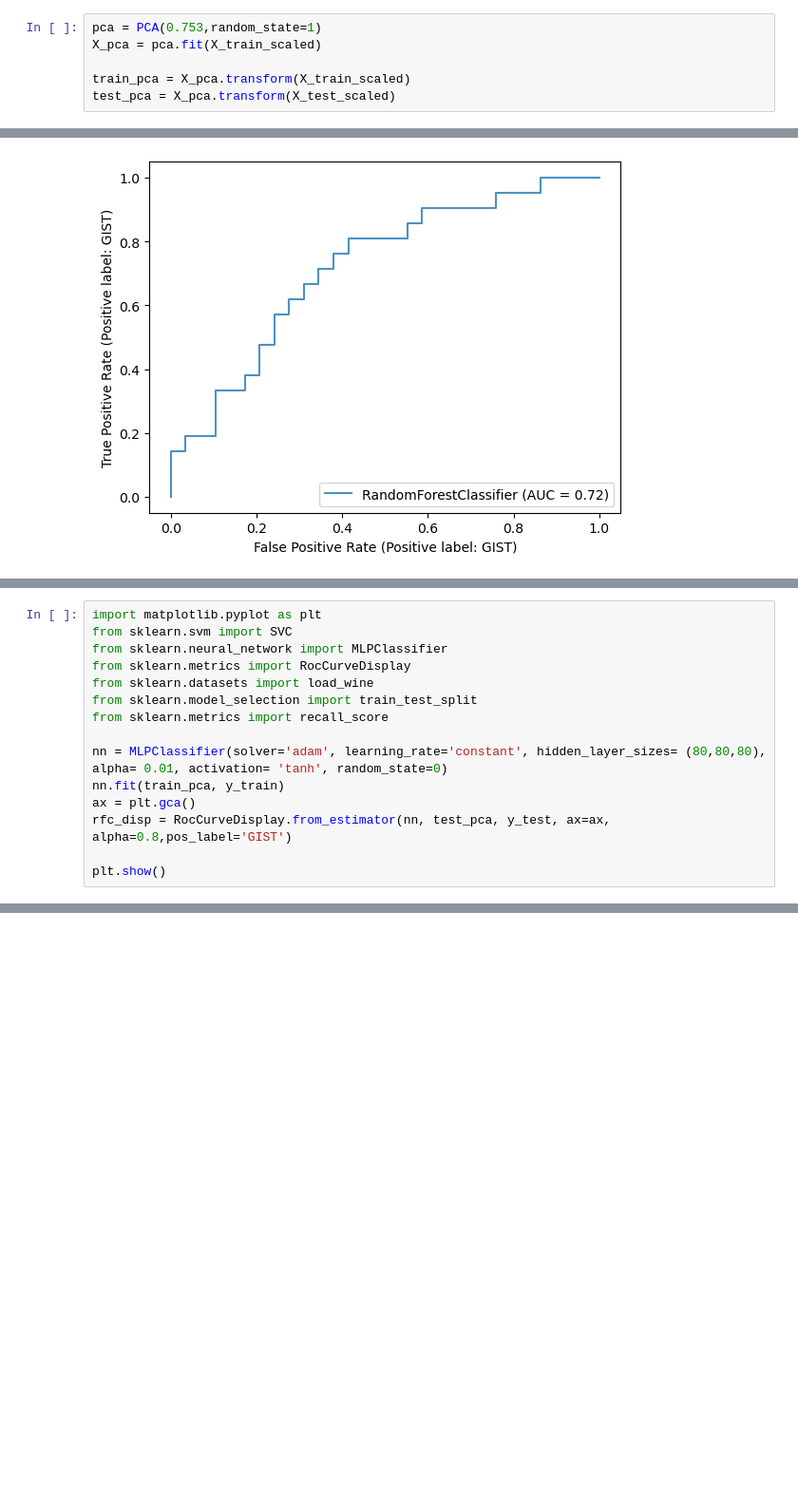
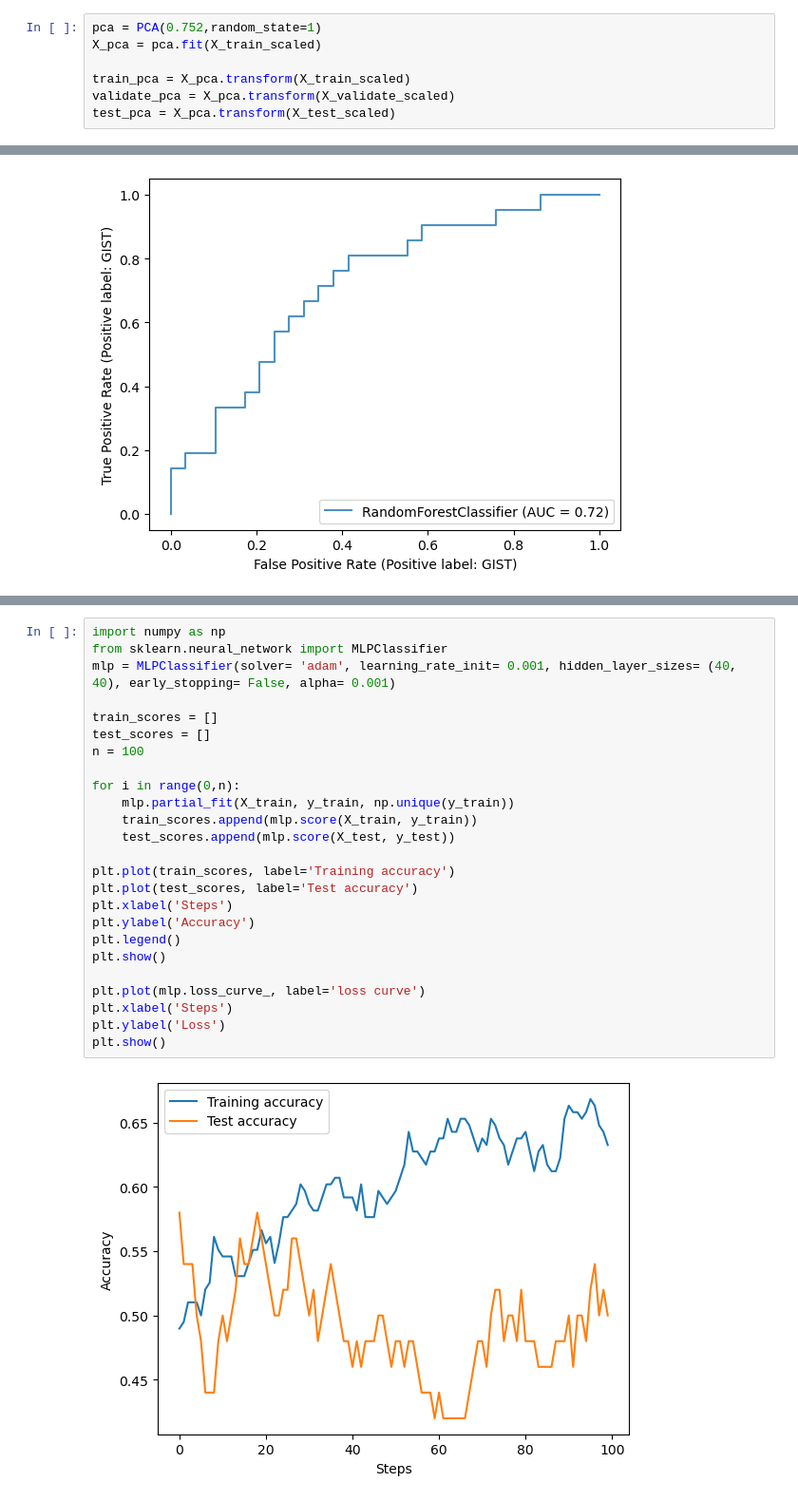
Before and after one commit to ecmbuijsman/TM10007_ML, a Jupyter notebook: assignment.ipynb, the cells around one changed output, grey strips where cells are left out. Shown: that part at 95% size. Cells and saved outputs as stored; diff of their text form; blank space fills up the shorter version.

```diff
--- a/assignment.ipynb
+++ b/assignment.ipynb
@@ -147,8 +158,9 @@ skplt.decomposition.plot_pca_component_variance(pca)
 # %%
-pca = PCA(0.753,random_state=1)
+pca = PCA(0.752,random_state=1)
 X_pca = pca.fit(X_train_scaled)
 
 train_pca = X_pca.transform(X_train_scaled)
+validate_pca = X_pca.transform(X_validate_scaled)
 test_pca = X_pca.transform(X_test_scaled)
 # %% [markdown]
 ## Classifiers
@@ -367,15 +284,0 @@ Accuracy score on the test set: 0.58
-# %%
-import matplotlib.pyplot as plt
-from sklearn.svm import SVC
-from sklearn.neural_network import MLPClassifier
-from sklearn.metrics import RocCurveDisplay
-from sklearn.datasets import load_wine
-from sklearn.model_selection import train_test_split
-from sklearn.metrics import recall_score
-
-nn = MLPClassifier(solver='adam', learning_rate='constant', hidden_layer_sizes= (80,80,80), alpha= 0.01, activation= 'tanh', random_state=0)
-nn.fit(train_pca, y_train)
-ax = plt.gca()
-rfc_disp = RocCurveDisplay.from_estimator(nn, test_pca, y_test, ax=ax, alpha=0.8,pos_label='GIST')
-
-plt.show()
@@ -388,0 +319,27 @@ Performance check for the SVM classifier
+# %%
+import numpy as np
+from sklearn.neural_network import MLPClassifier
+mlp = MLPClassifier(solver= 'adam', learning_rate_init= 0.001, hidden_layer_sizes= (40, 40), early_stopping= False, alpha= 0.001)
+
+train_scores = []
+test_scores = []
+n = 100
+
+for i in range(0,n):
+    mlp.partial_fit(X_train, y_train, np.unique(y_train))
+    train_scores.append(mlp.score(X_train, y_train))
+    test_scores.append(mlp.score(X_test, y_test))
+
+plt.plot(train_scores, label='Training accuracy')
+plt.plot(test_scores, label='Test accuracy')
+plt.xlabel('Steps')
+plt.ylabel('Accuracy')
+plt.legend()
+plt.show()
+
+plt.plot(mlp.loss_curve_, label='loss curve')
+plt.xlabel('Steps')
+plt.ylabel('Loss')
+plt.show()
+# %% [output]
+[figure, added]
```
Also changed, not shown: parts of 35 cells of this notebook.
